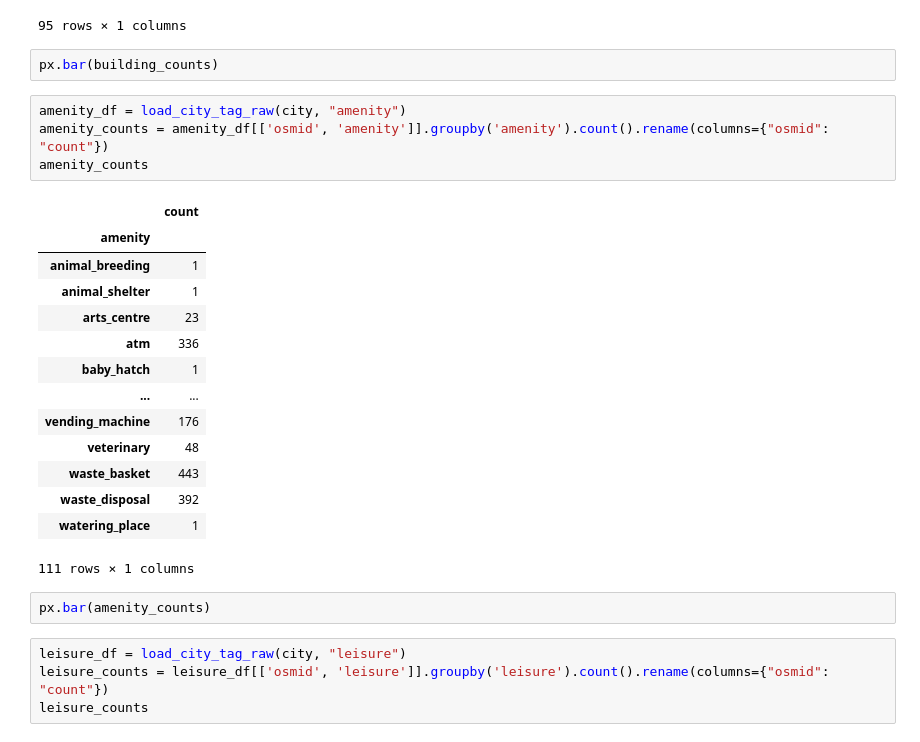
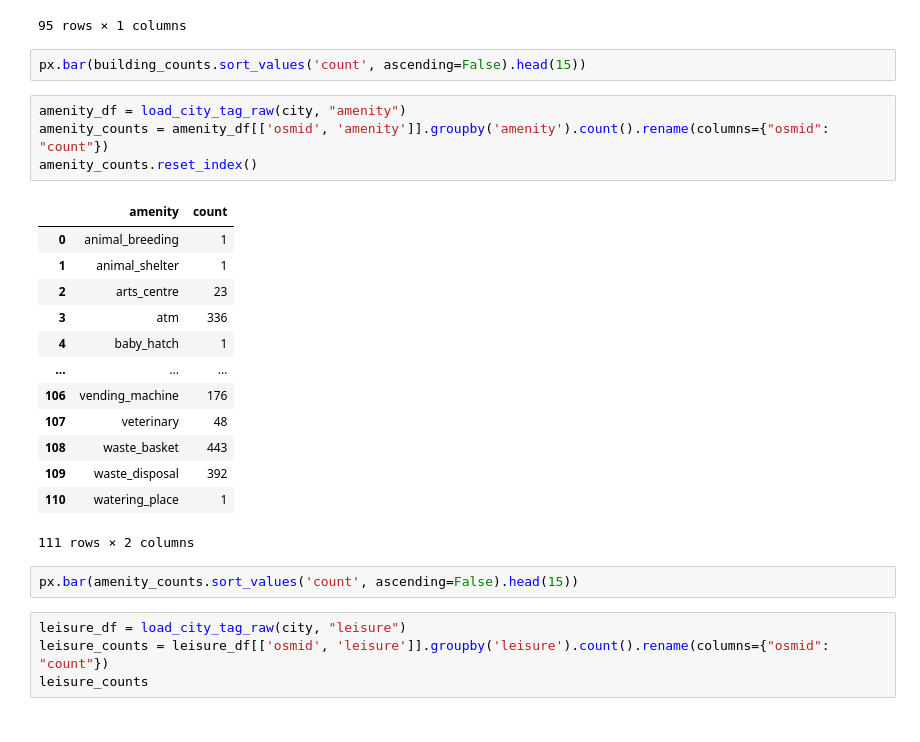
Before and after one commit to EmbeddML/relocation-recommendation, a Jupyter notebook: notebooks/functional.ipynb, the cells around one changed output. Cells and saved outputs as stored; diff of their text form.

```diff
--- a/notebooks/functional.ipynb
+++ b/notebooks/functional.ipynb
@@ -107,28 +107,27 @@ building_counts
 | yes | 142065 |
 95 rows × 1 columns
 # %%
-px.bar(building_counts)
+px.bar(building_counts.sort_values('count', ascending=False).head(15))
 # %%
 amenity_df = load_city_tag_raw(city, "amenity")
 amenity_counts = amenity_df[['osmid', 'amenity']].groupby('amenity').count().rename(columns={"osmid": "count"})
-amenity_counts
+amenity_counts.reset_index()
 # %% [output]
-|  | count |
-| amenity |  |
-| animal_breeding | 1 |
-| animal_shelter | 1 |
-| arts_centre | 23 |
-| atm | 336 |
-| baby_hatch | 1 |
-| ... | ... |
-| vending_machine | 176 |
-| veterinary | 48 |
-| waste_basket | 443 |
-| waste_disposal | 392 |
-| watering_place | 1 |
+|  | amenity | count |
+| 0 | animal_breeding | 1 |
+| 1 | animal_shelter | 1 |
+| 2 | arts_centre | 23 |
+| 3 | atm | 336 |
+| 4 | baby_hatch | 1 |
+| ... | ... | ... |
+| 106 | vending_machine | 176 |
+| 107 | veterinary | 48 |
+| 108 | waste_basket | 443 |
+| 109 | waste_disposal | 392 |
+| 110 | watering_place | 1 |
-111 rows × 1 columns
+111 rows × 2 columns
 # %%
-px.bar(amenity_counts)
+px.bar(amenity_counts.sort_values('count', ascending=False).head(15))
 # %%
 leisure_df = load_city_tag_raw(city, "leisure")
 leisure_counts = leisure_df[['osmid', 'leisure']].groupby('leisure').count().rename(columns={"osmid": "count"})
```
Also changed, not shown: parts of 1 cell of this notebook, 1 other file.
